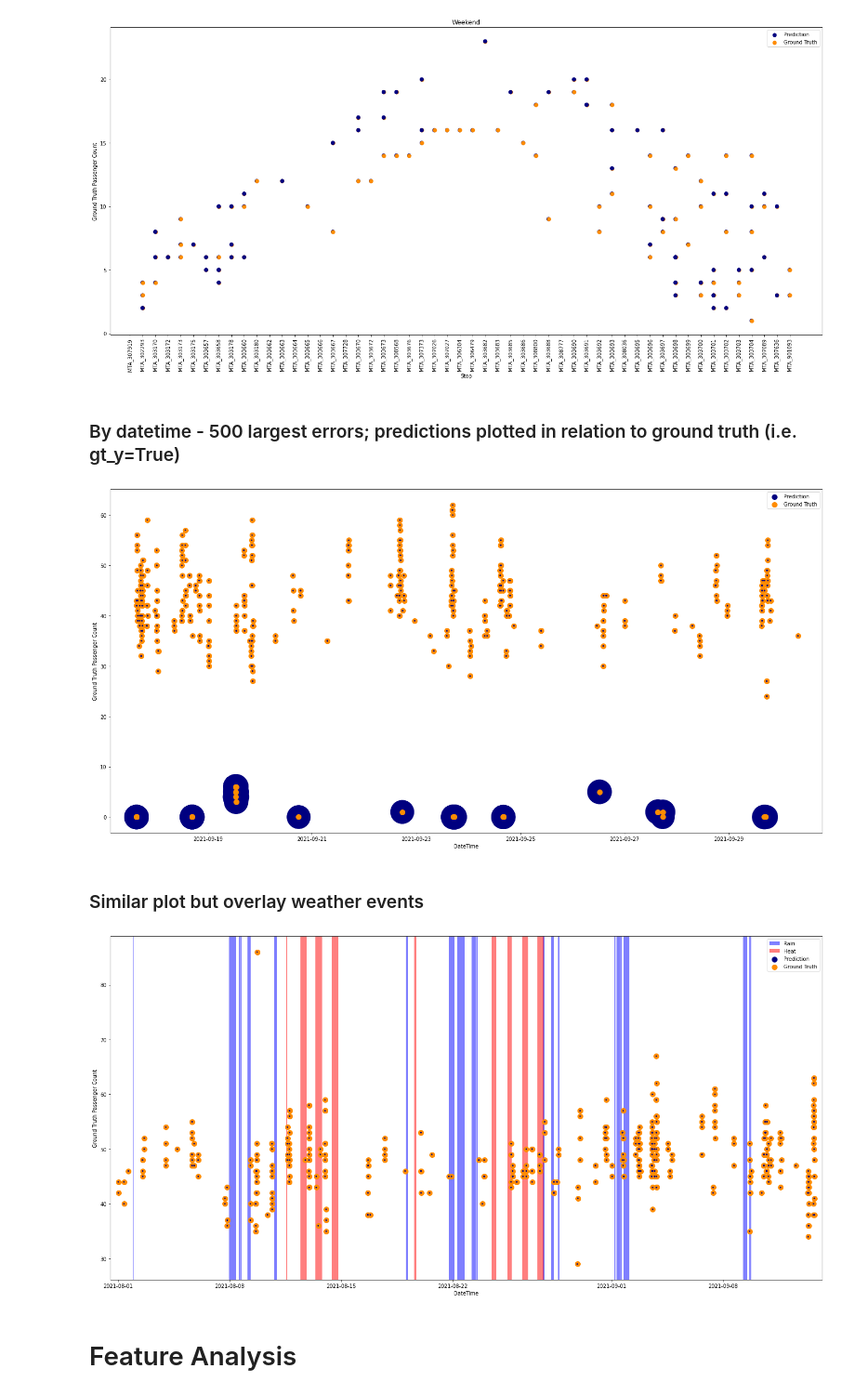
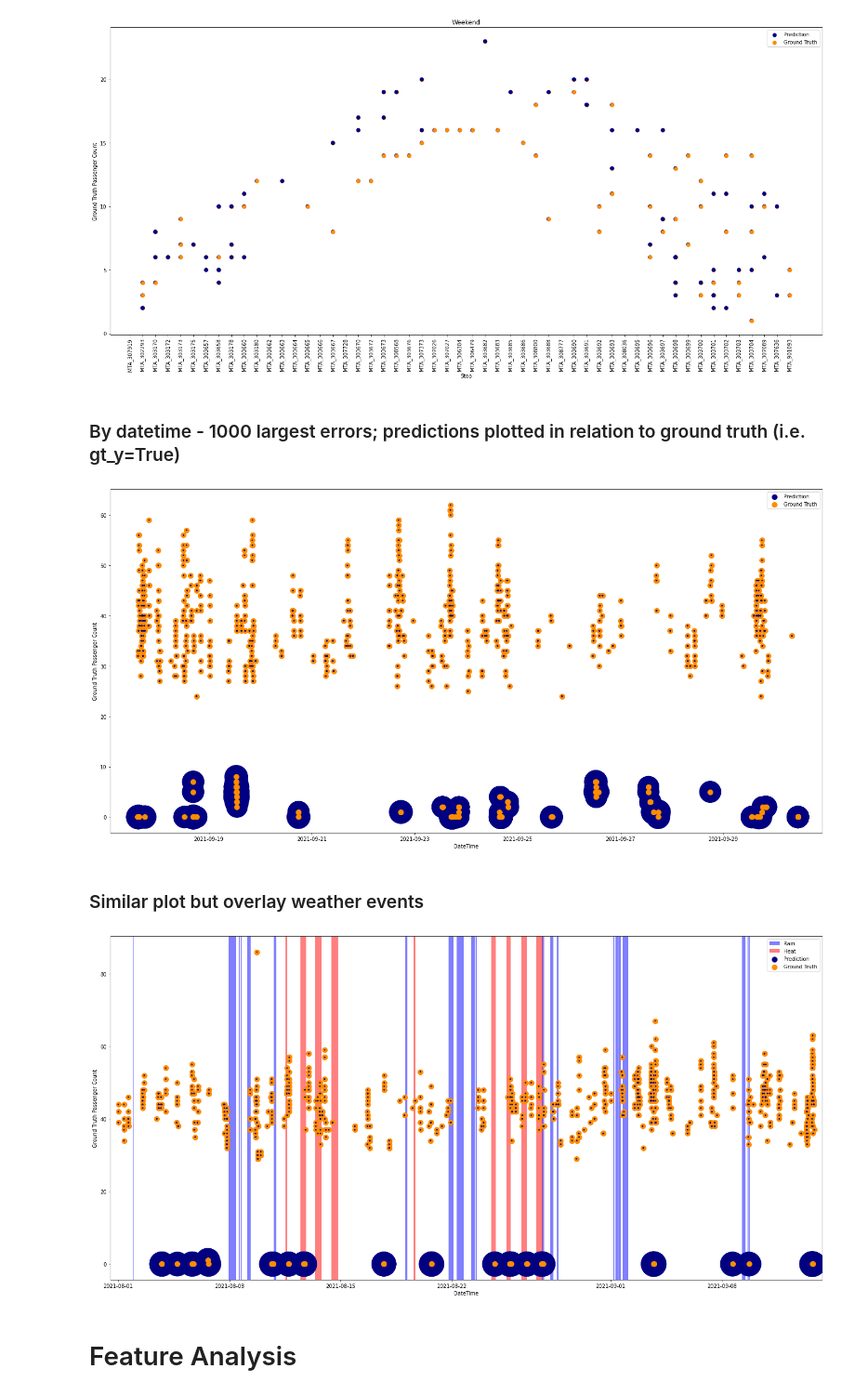
Before and after one commit to alexanderamy/BusPassengerPred, a Jupyter notebook: notebooks/demo.ipynb, the cells around one changed output. Shown at 93% size. Saved outputs shown, nothing was run; the diff lists cells and outputs as text; code cells hidden in the pictures.

Commit message:
AA experiments

```diff
--- a/notebooks/demo.ipynb
+++ b/notebooks/demo.ipynb
@@ -204,18 +204,18 @@ fig_weekday, fig_weekend, fig_datetime = experiment_eval.gt_pred_scatter('test',
 [figure]
 [figure]
 # %% [markdown]
-### By datetime - 500 largest errors; predictions plotted in relation to ground truth (i.e. gt_y=True)
+### By datetime - 1000 largest errors; predictions plotted in relation to ground truth (i.e. gt_y=True)
 # %%
-fig_weekday, fig_weekend, fig_datetime = experiment_eval.gt_pred_scatter('test', plot='datetime', errors='large', n=500, s=100, gt_y=True, overlay_weather=False)
+fig_weekday, fig_weekend, fig_datetime = experiment_eval.gt_pred_scatter('test', plot='datetime', errors='large', n=1000, s=100, gt_y=True, overlay_weather=False)
 # %% [output]
-[figure, old version]
+[figure, new version]
 # %% [markdown]
 ### Similar plot but overlay weather events
 # %%
 # note: switched back to train set here since the particular testing dates we looked at in our partition did not include any weather events
-fig_weekday, fig_weekend, fig_datetime = experiment_eval.gt_pred_scatter('train', plot='datetime', errors='large', n=500, s=100, gt_y=True, overlay_weather=True)
+fig_weekday, fig_weekend, fig_datetime = experiment_eval.gt_pred_scatter('train', plot='datetime', errors='large', n=1000, s=100, gt_y=True, overlay_weather=True)
 # %% [output]
-[figure, old version]
+[figure, new version]
 # %% [markdown]
 # Feature Analysis
 # %% [markdown]
```
Also changed, not shown: parts of 1 cell of this notebook, 4 other files.
